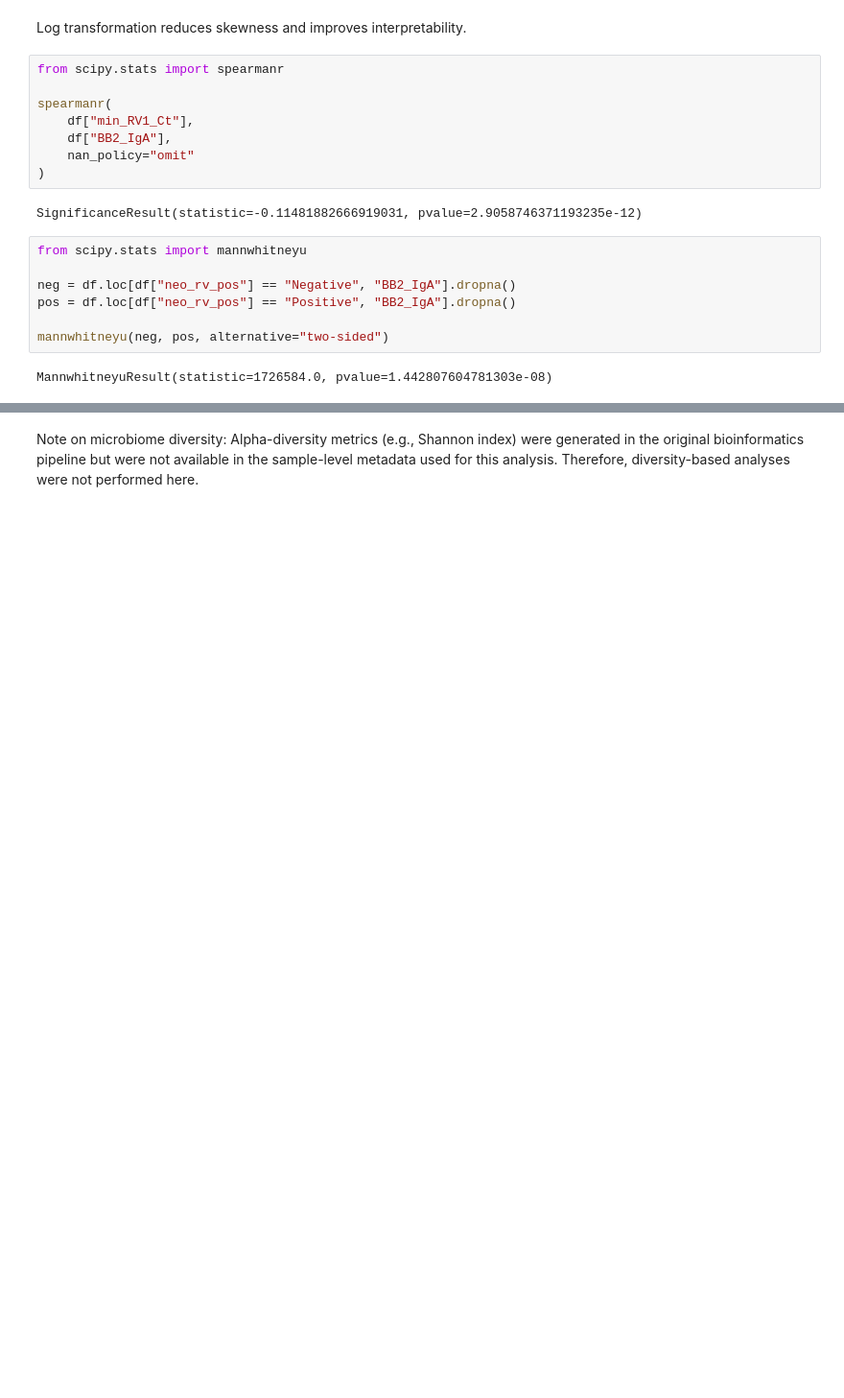
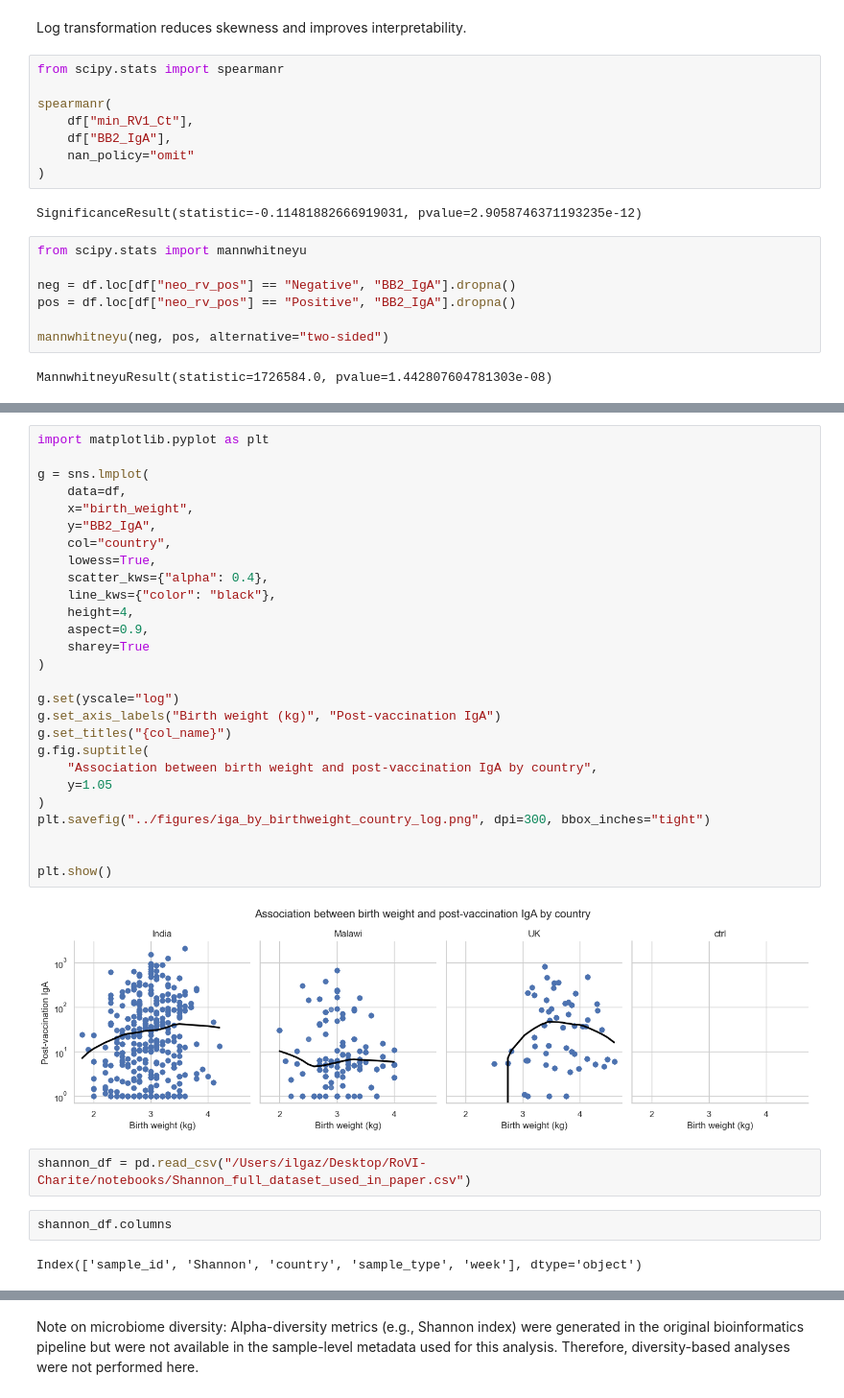
Before and after one commit to ilgazustaa/RoVI-Charite, a Jupyter notebook: notebooks/01_visualize_data.ipynb, the cells around one changed output, grey strips where cells are left out. Shown at 96% size. Drawn from its saved outputs; the diff is of its cells as text; blank space fills up the shorter version.

```diff
--- a/notebooks/01_visualize_data.ipynb
+++ b/notebooks/01_visualize_data.ipynb
@@ -347,0 +490,35 @@ plt.show()
+# %%
+import matplotlib.pyplot as plt
+
+g = sns.lmplot(
+    data=df,
+    x="birth_weight",
+    y="BB2_IgA",
+    col="country",
+    lowess=True,
+    scatter_kws={"alpha": 0.4},
+    line_kws={"color": "black"},
+    height=4,
+    aspect=0.9,
+    sharey=True
+)
+
+g.set(yscale="log")
+g.set_axis_labels("Birth weight (kg)", "Post-vaccination IgA")
+g.set_titles("{col_name}")
+g.fig.suptitle(
+    "Association between birth weight and post-vaccination IgA by country",
+    y=1.05
+)
+plt.savefig("../figures/iga_by_birthweight_country_log.png", dpi=300, bbox_inches="tight")
+
+
+plt.show()
+# %% [output]
+[figure, added]
+# %%
+shannon_df = pd.read_csv("/Users/ilgaz/Desktop/RoVI-Charite/notebooks/Shannon_full_dataset_used_in_paper.csv")
+# %%
+shannon_df.columns
+# %% [output]
+Index(['sample_id', 'Shannon', 'country', 'sample_type', 'week'], dtype='object')
```
Also changed, not shown: parts of 29 cells of this notebook.
